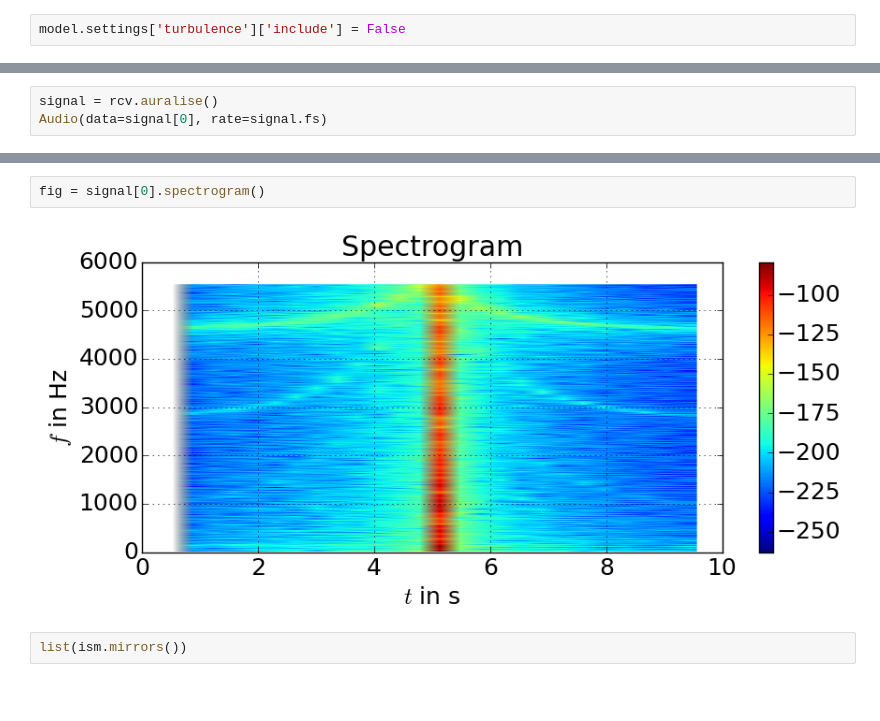
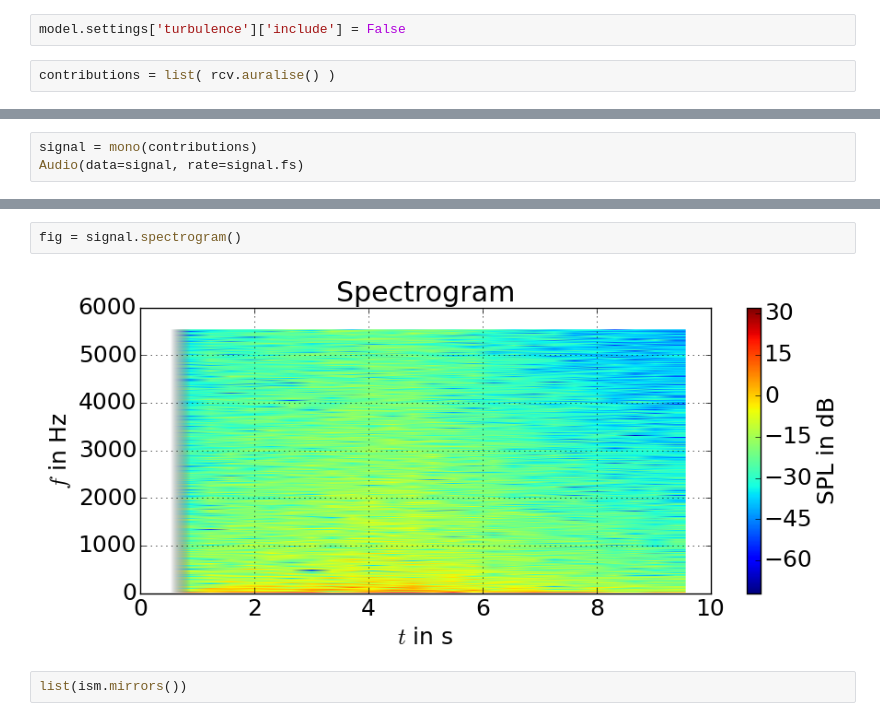
Before and after one commit to FRidh/auraliser, a Jupyter notebook: examples/reflection.ipynb, the cells around one changed output, grey strips where cells are left out. Saved outputs shown, nothing was run; the diff lists cells and outputs as text; blank space fills up the shorter version.

```diff
--- a/examples/reflection.ipynb
+++ b/examples/reflection.ipynb
@@ -90,3 +90,5 @@ fig = model.plot()
 [figure]
 # %%
 model.settings['turbulence']['include'] = False
+# %%
+contributions = list( rcv.auralise() )
@@ -93,4 +124,4 @@ model.settings['turbulence']['include'] = False
 # %%
-signal = rcv.auralise()
-Audio(data=signal[0], rate=signal.fs)
+signal = mono(contributions)
+Audio(data=signal, rate=signal.fs)
 # %% [output]
@@ -137,8 +128,8 @@ INFO:root:Finished auralising source src
 [interactive output not drawn]
 # %%
-fig = signal[0].spectrogram()
+fig = signal.spectrogram()
 # %% [output]
-[figure, old version]
+[figure, new version]
 # %%
 list(ism.mirrors())
 # %% [output]
```
Also changed, not shown: parts of 6 cells of this notebook, 8 other files.
